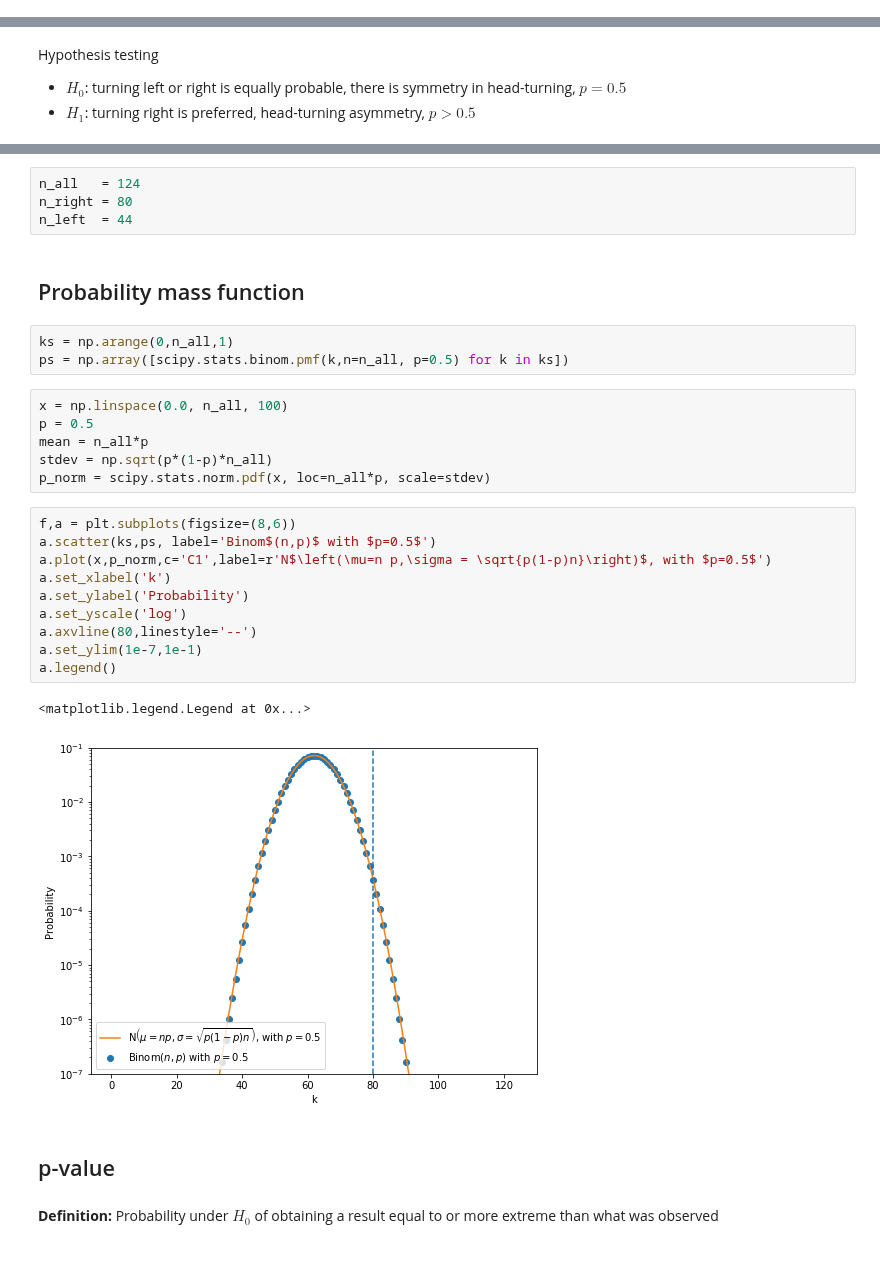
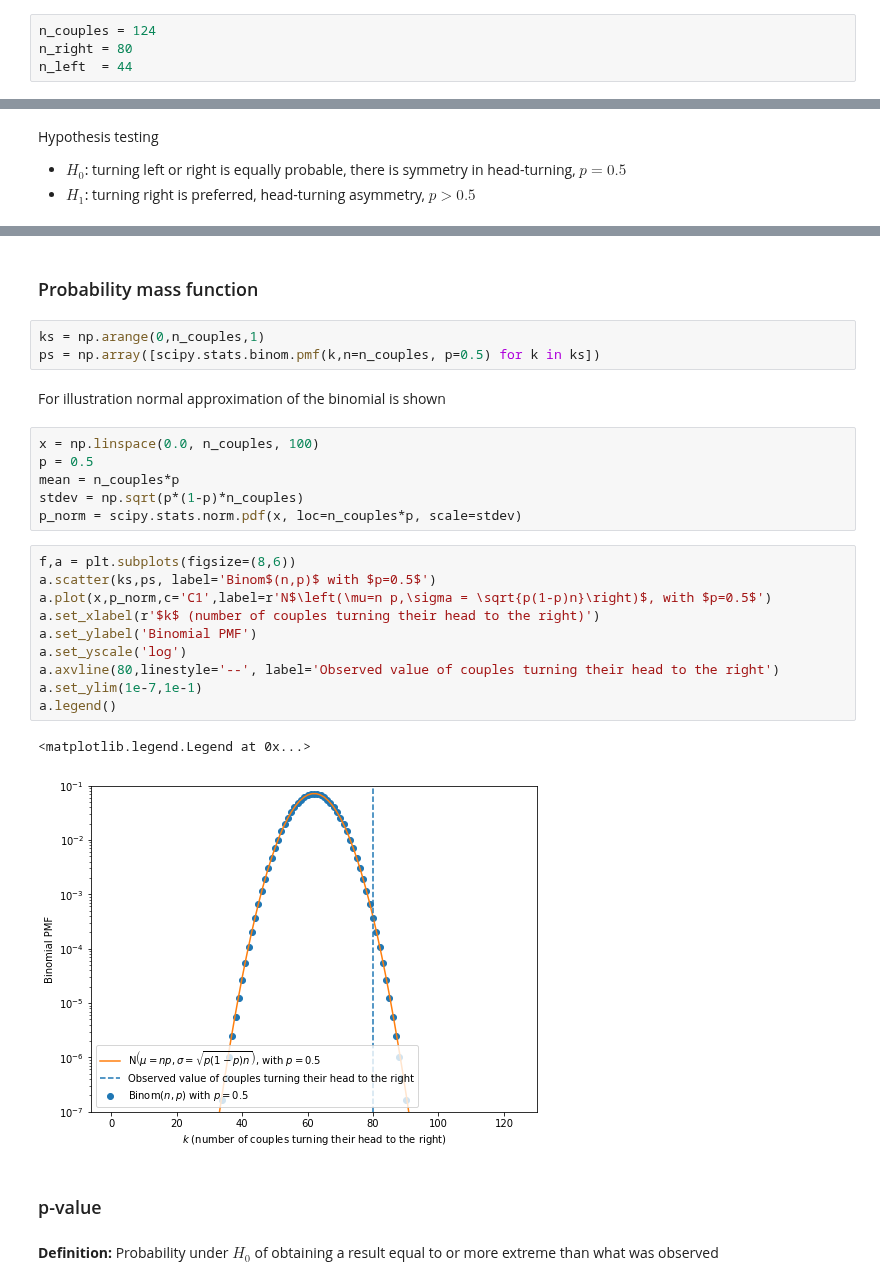
Before and after one commit to denglert/statistics-sandbox, a Jupyter notebook: hypothesis_testing/Head-turning_asymmetry.ipynb, the cells around one changed output, grey strips where cells are left out. Drawn from its saved outputs; the diff is of its cells as text; blank space fills up the shorter version.

```diff
--- a/hypothesis_testing/Head-turning_asymmetry.ipynb
+++ b/hypothesis_testing/Head-turning_asymmetry.ipynb
@@ -17,0 +23,4 @@ Of 124 kissing pairs
+# %%
+n_couples = 124
+n_right = 80
+n_left  = 44
@@ -47,33 +56,31 @@ import matplotlib.pyplot as plt
-# %%
-n_all   = 124
-n_right = 80
-n_left  = 44
 # %% [markdown]
-## Probability mass function
+### Probability mass function
 # %%
-ks = np.arange(0,n_all,1)
-ps = np.array([scipy.stats.binom.pmf(k,n=n_all, p=0.5) for k in ks])
+ks = np.arange(0,n_couples,1)
+ps = np.array([scipy.stats.binom.pmf(k,n=n_couples, p=0.5) for k in ks])
+# %% [markdown]
+For illustration normal approximation of the binomial is shown
 # %%
-x = np.linspace(0.0, n_all, 100)
+x = np.linspace(0.0, n_couples, 100)
 p = 0.5
-mean = n_all*p
-stdev = np.sqrt(p*(1-p)*n_all)
-p_norm = scipy.stats.norm.pdf(x, loc=n_all*p, scale=stdev)
+mean = n_couples*p
+stdev = np.sqrt(p*(1-p)*n_couples)
+p_norm = scipy.stats.norm.pdf(x, loc=n_couples*p, scale=stdev)
 # %%
 f,a = plt.subplots(figsize=(8,6))
 a.scatter(ks,ps, label='Binom$(n,p)$ with $p=0.5$')
 a.plot(x,p_norm,c='C1',label=r'N$\left(\mu=n p,\sigma = \sqrt{p(1-p)n}\right)$, with $p=0.5$')
-a.set_xlabel('k')
-a.set_ylabel('Probability')
+a.set_xlabel(r'$k$ (number of couples turning their head to the right)')
+a.set_ylabel('Binomial PMF')
 a.set_yscale('log')
-a.axvline(80,linestyle='--')
+a.axvline(80,linestyle='--', label='Observed value of couples turning their head to the right')
 a.set_ylim(1e-7,1e-1)
 a.legend()
 # %% [output]
 <matplotlib.legend.Legend at 0x...>
-[figure, old version]
+[figure, new version]
 # %% [markdown]
-## p-value
+### p-value
 # %% [markdown]
 **Definition:**
 Probability under $H_{0}$ of obtaining a result equal to or more extreme than what was observed
```
Also changed, not shown: parts of 52 cells of this notebook, 1 other file.
